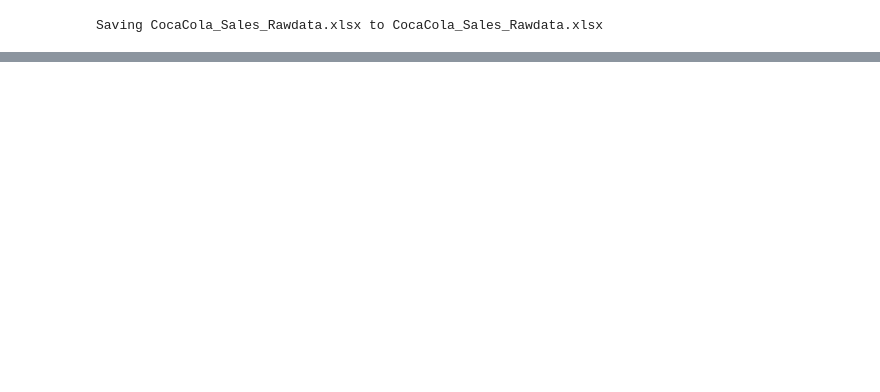
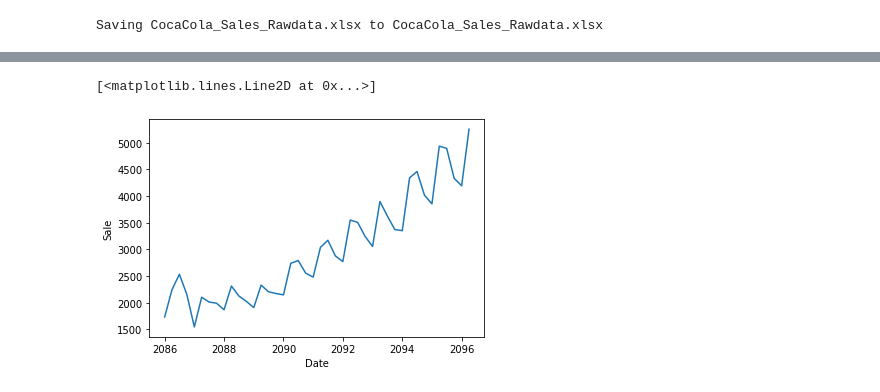
Before and after one commit to SurajLahariya/DS_learning, a Jupyter notebook: Assignment_18_Forecasting_(CocaCola_sales_).ipynb, the cells around one changed output, grey strips where cells are left out. Saved outputs shown, nothing was run; the diff lists cells and outputs as text; code cells hidden in the pictures; blank space fills up the shorter version.

```diff
--- a/Assignment_18_Forecasting_(CocaCola_sales_).ipynb
+++ b/Assignment_18_Forecasting_(CocaCola_sales_).ipynb
@@ -1,28 +1,2 @@
 # %% [markdown]
 <a href="https://colab.research.google.com/github/SurajLahariya/DS_learning/blob/main/Assignment_18_Forecasting_(CocaCola_sales_).ipynb" target="_parent"><img src="https://colab.research.google.com/assets/colab-badge.svg" alt="Open In Colab"/></a>
-# %%
-import pandas as pd
-import numpy as np
-import matplotlib.pyplot as plt
-import seaborn as sns
-import statsmodels.api as sm
-from statsmodels.tsa.seasonal import seasonal_decompose
-from statsmodels.tsa.holtwinters import SimpleExpSmoothing
-from statsmodels.tsa.holtwinters import Holt
-from statsmodels.tsa.holtwinters import ExponentialSmoothing
-import statsmodels.graphics.tsaplots as tsa_plots
-import statsmodels.tsa.statespace as tm_models
-from datetime import datetime,time
-import warnings
-import itertools
-import matplotlib.pyplot as plt
-warnings.filterwarnings("ignore")
-plt.style.use('fivethirtyeight')
-import pandas as pd
-import statsmodels.api as sm
-import matplotlib
-from pylab import rcParams
-from statsmodels.tsa.arima_model import ARIMA
-from matplotlib import pyplot
-from sklearn.metrics import mean_squared_error
-import statsmodels.formula.api as smf
@@ -368,0 +36,4 @@ print(rmse)
+# %%
+df['Quarter'] = pd.to_datetime(df['Quarter'].str[-2:] + df['Quarter'].str[:2])
+# %%
+data = df.set_index(['Quarter'])
@@ -368,0 +55,8 @@ print(rmse)
+# %%
+## plot graph
+plt.xlabel('Date')
+plt.ylabel('Sale')
+plt.plot(data)
+# %% [output]
+[<matplotlib.lines.Line2D at 0x...>]
+[figure, added]
```
Also changed, not shown: parts of 97 cells of this notebook.
